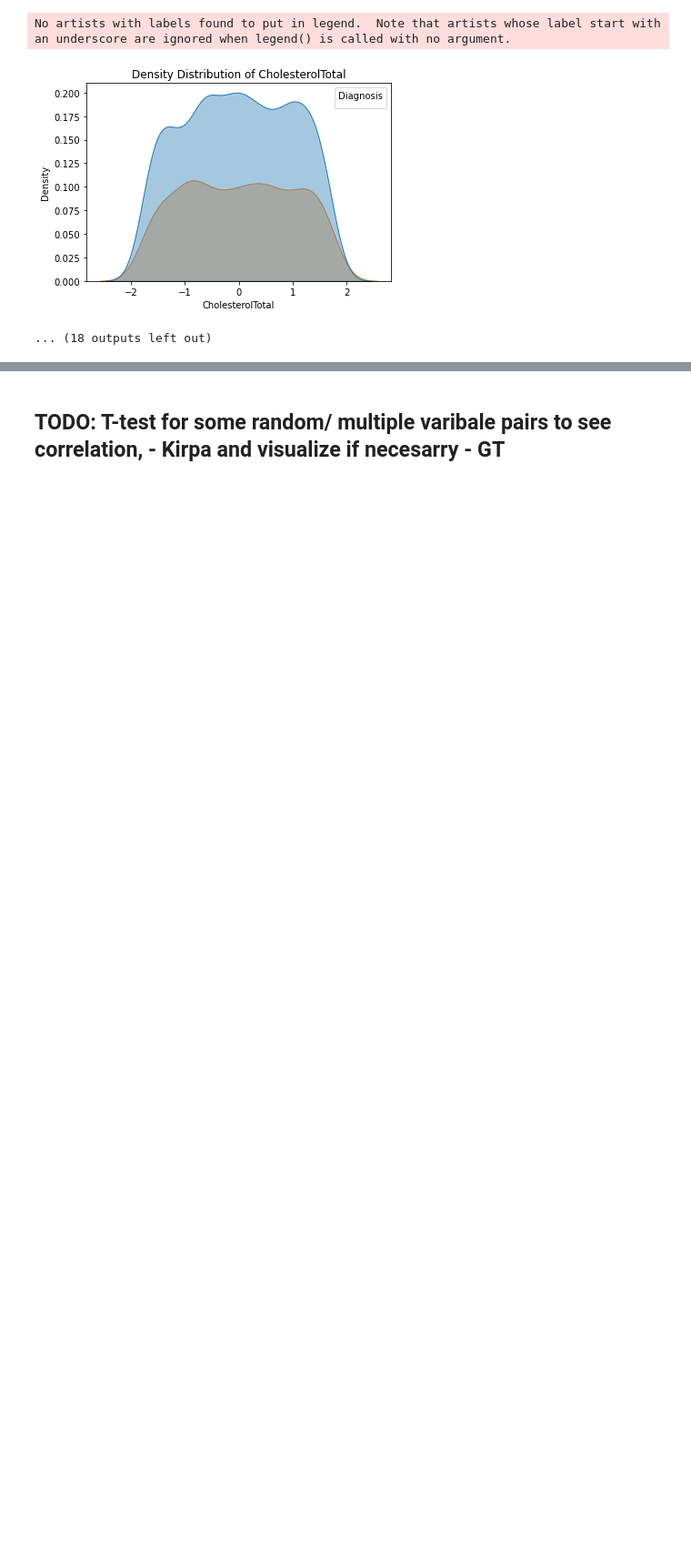
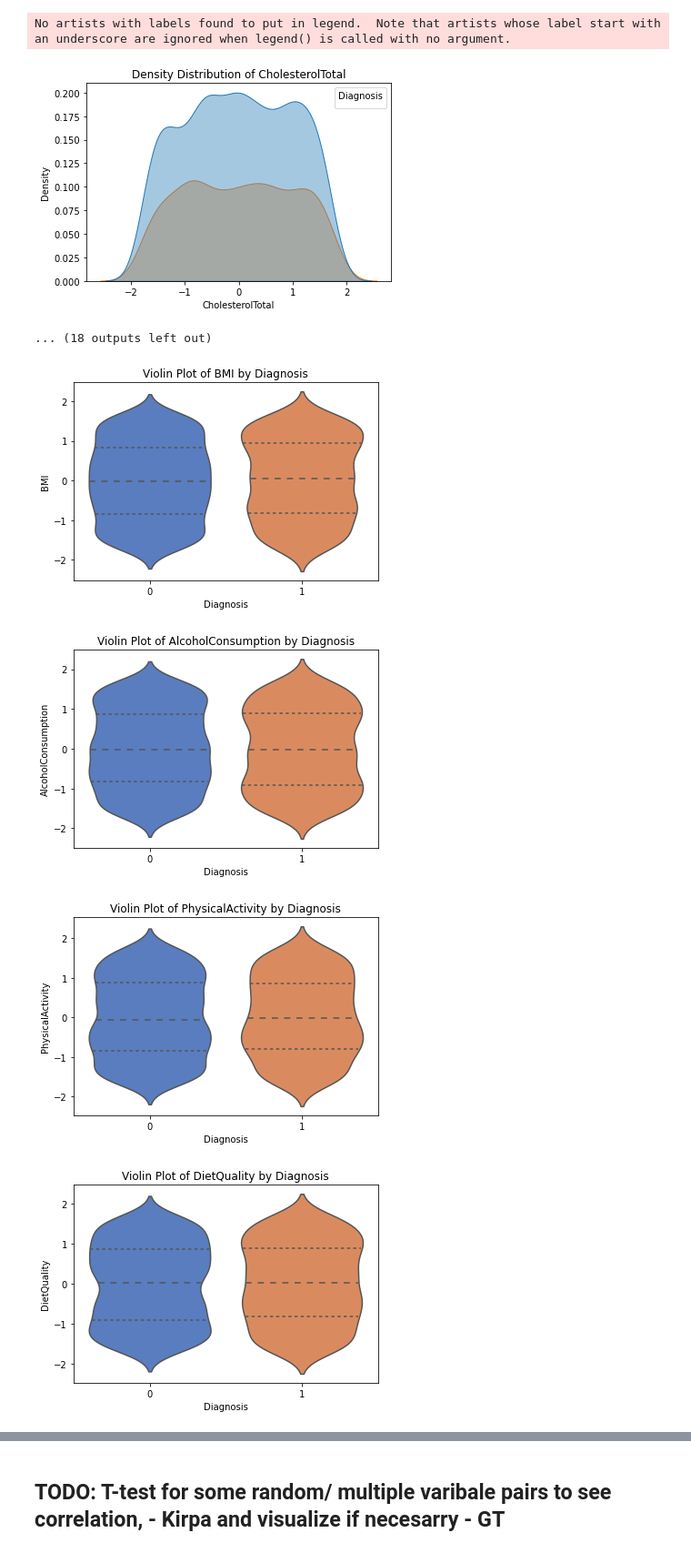
Before and after one commit to alekhyavittalam/alzheimers_diagnosis_prediction, a Jupyter notebook: alzheimers.ipynb, the cells around one changed output, grey strips where cells are left out. Shown at 91% size. Cells and saved outputs as stored; diff of their text form; code cells hidden in the pictures; blank space fills up the shorter version.

Commit message:
add violin plots

```diff
--- a/alzheimers.ipynb
+++ b/alzheimers.ipynb
@@ -156,3 +153,20 @@ No artists with labels found to put in legend.  Note that artists whose label st
 No artists with labels found to put in legend.  Note that artists whose label start with an underscore are ignored when legend() is called with no argument.
 [figure]
 ... (18 outputs left out)
+# %%
+import matplotlib.pyplot as plt
+import seaborn as sns
+
+# Loop through numeric columns to create side-by-side violin plots
+for var in numeric_columns:
+    plt.figure(figsize=(6, 4))
+    sns.violinplot(data=scaled_df, x='Diagnosis', y=var, inner='quartile', scale='width', palette='muted')
+    plt.title(f"Violin Plot of {var} by Diagnosis")
+    plt.xlabel("Diagnosis")
+    plt.ylabel(var)
+    plt.show()
+# %% [output]
+[figure, added]
+[figure, added]
+[figure, added]
+[figure, added]
```
Also changed, not shown: parts of 3 cells of this notebook.
